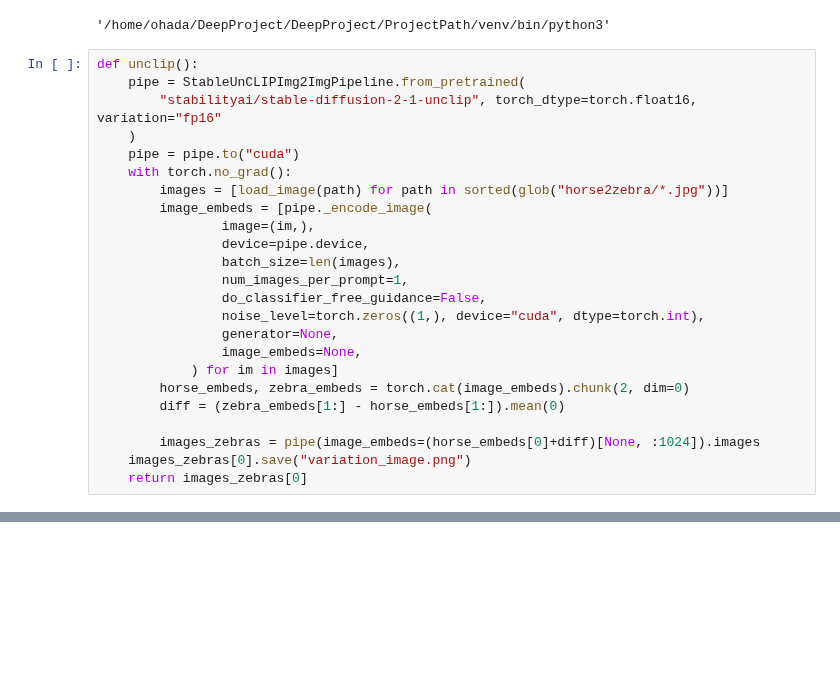
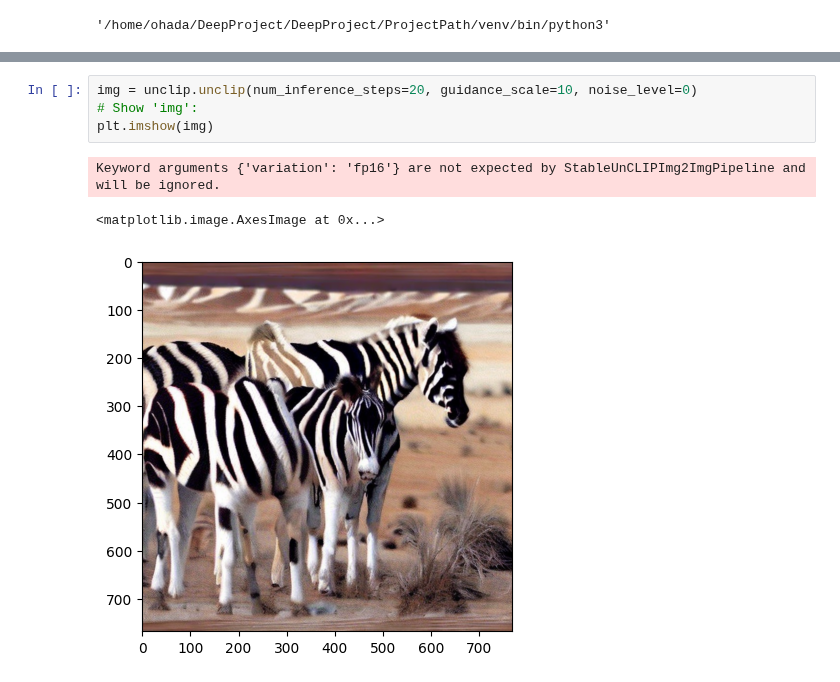
Before and after one commit to oamsalemd/ProjectB_DiffusionClip, a Jupyter notebook: Test.ipynb, the cells around one changed output, grey strips where cells are left out. Saved outputs shown, nothing was run; the diff lists cells and outputs as text; blank space fills up the shorter version.

Commit message:
Added knobs for the 'unclip' function

```diff
--- a/Test.ipynb
+++ b/Test.ipynb
@@ -13,27 +20,3 @@ import sys
 sys.executable
 # %% [output]
 '/home/ohada/DeepProject/DeepProject/ProjectPath/venv/bin/python3'
-# %%
-def unclip():
-    pipe = StableUnCLIPImg2ImgPipeline.from_pretrained(
-        "stabilityai/stable-diffusion-2-1-unclip", torch_dtype=torch.float16, variation="fp16"
-    )
-    pipe = pipe.to("cuda")
-    with torch.no_grad():
-        images = [load_image(path) for path in sorted(glob("horse2zebra/*.jpg"))]
-        image_embeds = [pipe._encode_image(
-                image=(im,),
-                device=pipe.device,
-                batch_size=len(images),
-                num_images_per_prompt=1,
-                do_classifier_free_guidance=False,
-                noise_level=torch.zeros((1,), device="cuda", dtype=torch.int),
-                generator=None,
-                image_embeds=None,
-            ) for im in images]
-        horse_embeds, zebra_embeds = torch.cat(image_embeds).chunk(2, dim=0)
-        diff = (zebra_embeds[1:] - horse_embeds[1:]).mean(0)
-
-        images_zebras = pipe(image_embeds=(horse_embeds[0]+diff)[None, :1024]).images
-    images_zebras[0].save("variation_image.png")
-    return images_zebras[0]
@@ -45,0 +23,8 @@ Keyword arguments {'variation': 'fp16'} are not expected by StableUnCLIPImg2ImgP
+# %%
+img = unclip.unclip(num_inference_steps=20, guidance_scale=10, noise_level=0)
+# Show 'img':
+plt.imshow(img)
+# %% [output]
+Keyword arguments {'variation': 'fp16'} are not expected by StableUnCLIPImg2ImgPipeline and will be ignored.
+<matplotlib.image.AxesImage at 0x...>
+[figure, added]
```
Also changed, not shown: parts of 2 cells of this notebook, 1 other file.
